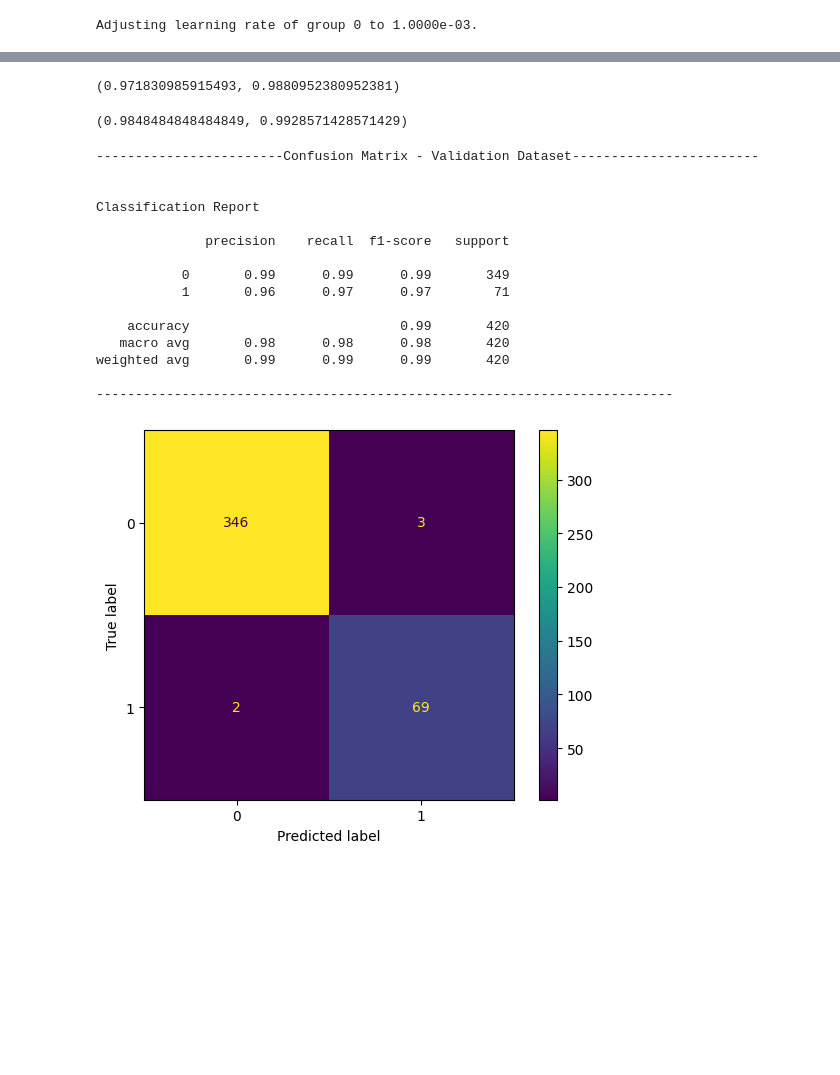
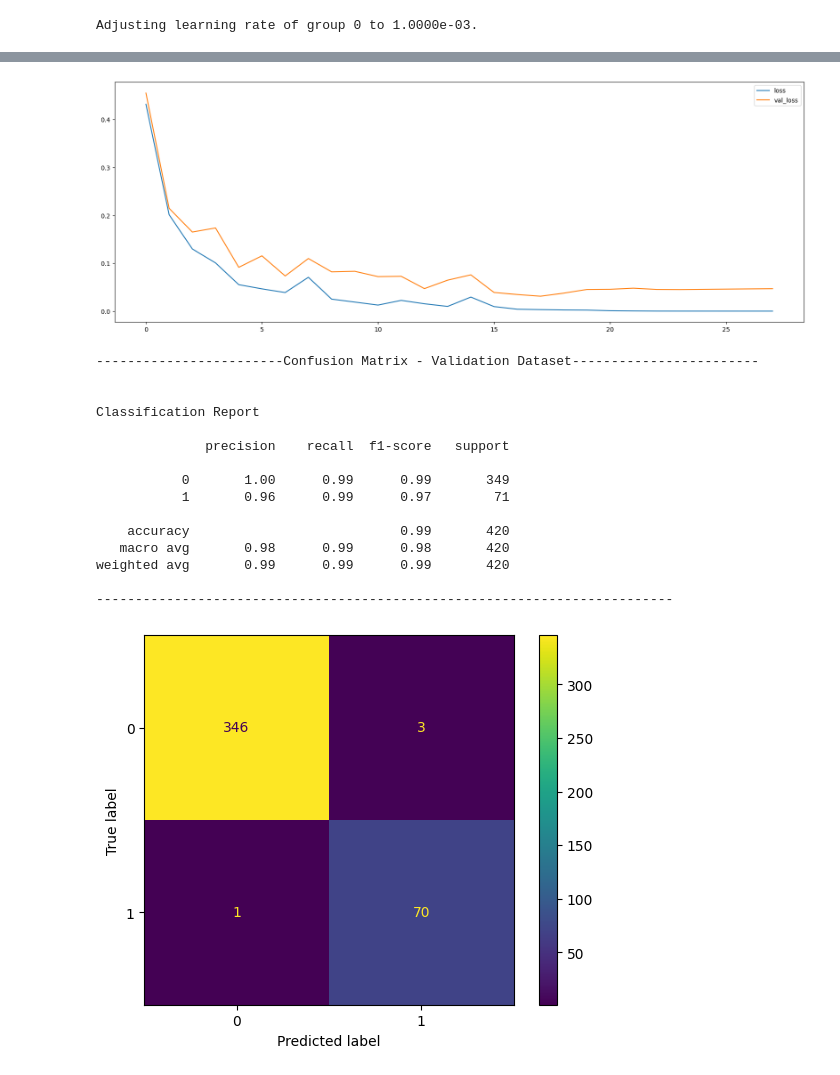
Before and after one commit to HabilAmardias/CPE-and-Convolutional-Stem-for-Vision-Transformer, a Jupyter notebook: conditional-positional-encoding-convstem.ipynb, the cells around one changed output, grey strips where cells are left out. Saved outputs shown, nothing was run; the diff lists cells and outputs as text; code cells hidden in the pictures; blank space fills up the shorter version.

```diff
--- a/conditional-positional-encoding-convstem.ipynb
+++ b/conditional-positional-encoding-convstem.ipynb
@@ -135,7 +151,7 @@ class Conv2DNormAct(torch.nn.Module):
         super().__init__()
         self.block=torch.nn.Sequential(
             torch.nn.Conv2d(in_chan,out_chan,kernel,stride,1),
-            torch.nn.BatchNorm2d(out_chan,momentum=0.99),
+            torch.nn.BatchNorm2d(out_chan),
             torch.nn.ReLU()
         )
     def forward(self,x):
@@ -301,3 +324,12 @@ best loss: 0.03788954935069861
+# %%
+plt.figure(figsize=(20, 7))
+plt.plot(range(len(train_losses)),train_losses)
+plt.plot(range(len(val_losses)),val_losses)
+plt.legend(['loss', 'val_loss'], loc='upper right')
+plt.savefig(f'/kaggle/working/split_{train_size}_adam_CPVT.png')
+plt.show()
+# %% [output]
+[figure, added]
 # %%
 model.eval()
 val_preds=[]
@@ -307,9 +339,9 @@ with torch.no_grad():
         val_preds.append(pred.cpu().numpy())
 val_preds=np.concatenate(val_preds,axis=0)
 val_preds=np.round(val_preds)
-recall_score(y_valid.cpu().numpy(),val_preds),accuracy_score(y_valid.cpu().numpy(),val_preds)
+val_scores=(recall_score(y_valid.cpu().numpy(),val_preds),
+ accuracy_score(y_valid.cpu().numpy(),val_preds),
+ f1_score(y_valid.cpu().numpy(),val_preds))
-# %% [output]
-(0.971830985915493, 0.9880952380952381)
 # %%
 model.eval()
 test_preds=[]
@@ -319,6 +351,6 @@ with torch.no_grad():
         test_preds.append(pred.cpu().numpy())
 test_preds=np.concatenate(test_preds,axis=0)
 test_preds=np.round(test_preds)
-recall_score(y_test.cpu().numpy(),test_preds),accuracy_score(y_test.cpu().numpy(),test_preds)
+test_scores=(recall_score(y_test.cpu().numpy(),test_preds),
+ accuracy_score(y_test.cpu().numpy(),test_preds),
+ f1_score(y_test.cpu().numpy(),test_preds))
-# %% [output]
-(0.9848484848484849, 0.9928571428571429)
@@ -337,5 +384,6 @@ def evaluation_parametrics(name,y_val, y_pred):
 # %%
-evaluation_parametrics("Confusion Matrix - Validation Dataset", y_valid.cpu().numpy(), val_preds)
+t1=evaluation_parametrics("Confusion Matrix - Validation Dataset", y_valid.cpu().numpy(), val_preds)
+t1.plot().figure_.savefig(f'/kaggle/working/valid_adam_CPVT_{train_size}_confusion_matrix.png')
 # %% [output]
 ------------------------Confusion Matrix - Validation Dataset------------------------
 
@@ -344,11 +392,11 @@ Classification Report
 
               precision    recall  f1-score   support
 
-           0       0.99      0.99      0.99       349
-           1       0.96      0.97      0.97        71
+           0       1.00      0.99      0.99       349
+           1       0.96      0.99      0.97        71
 
     accuracy                           0.99       420
-   macro avg       0.98      0.98      0.98       420
+   macro avg       0.98      0.99      0.98       420
 weighted avg       0.99      0.99      0.99       420
 
 --------------------------------------------------------------------------
```
Also changed, not shown: parts of 16 cells of this notebook, 1 other file.
